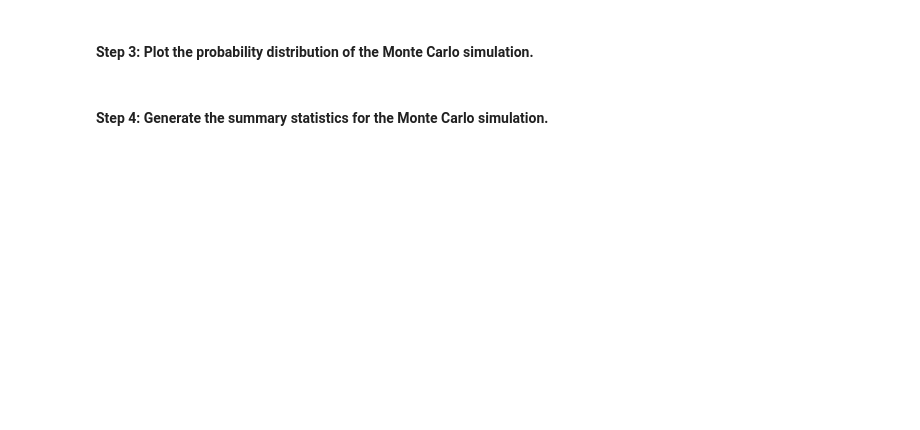
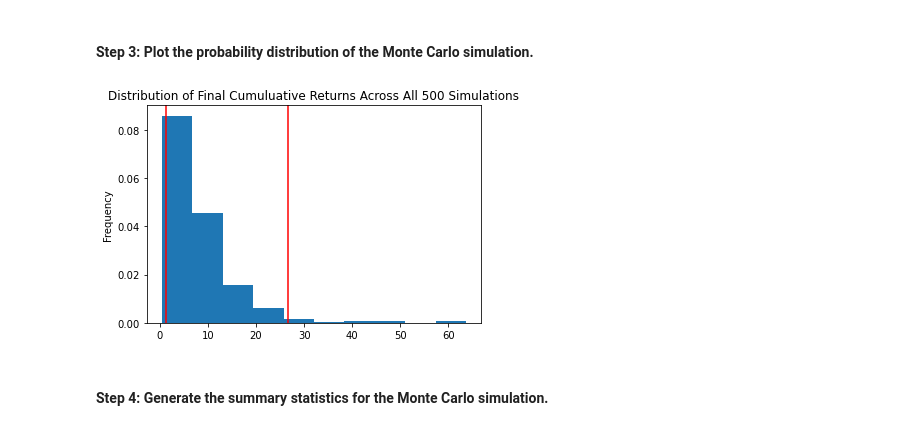
Before and after one commit to stipptracie/M5_Challenge, a Jupyter notebook: financial_planning_tools.ipynb, the cells around one changed output. Drawn from its saved outputs; the diff is of its cells as text; code cells hidden in the pictures; blank space fills up the shorter version.

```diff
--- a/financial_planning_tools.ipynb
+++ b/financial_planning_tools.ipynb
@@ -452,7 +558,9 @@ In this section, you’ll use the MCForecastTools library to create a Monte Carl
 # %%
 # Visualize the probability distribution of the 30-year Monte Carlo simulation
 # by plotting a histogram
-# YOUR CODE HERE
+MC_sim_dist_plot = MC_thirtyyear.plot_distribution()
+# %% [output]
+[figure, added]
 # %% [markdown]
 #### Step 4: Generate the summary statistics for the Monte Carlo simulation.
 # %%
```
Also changed, not shown: parts of 42 cells of this notebook.
